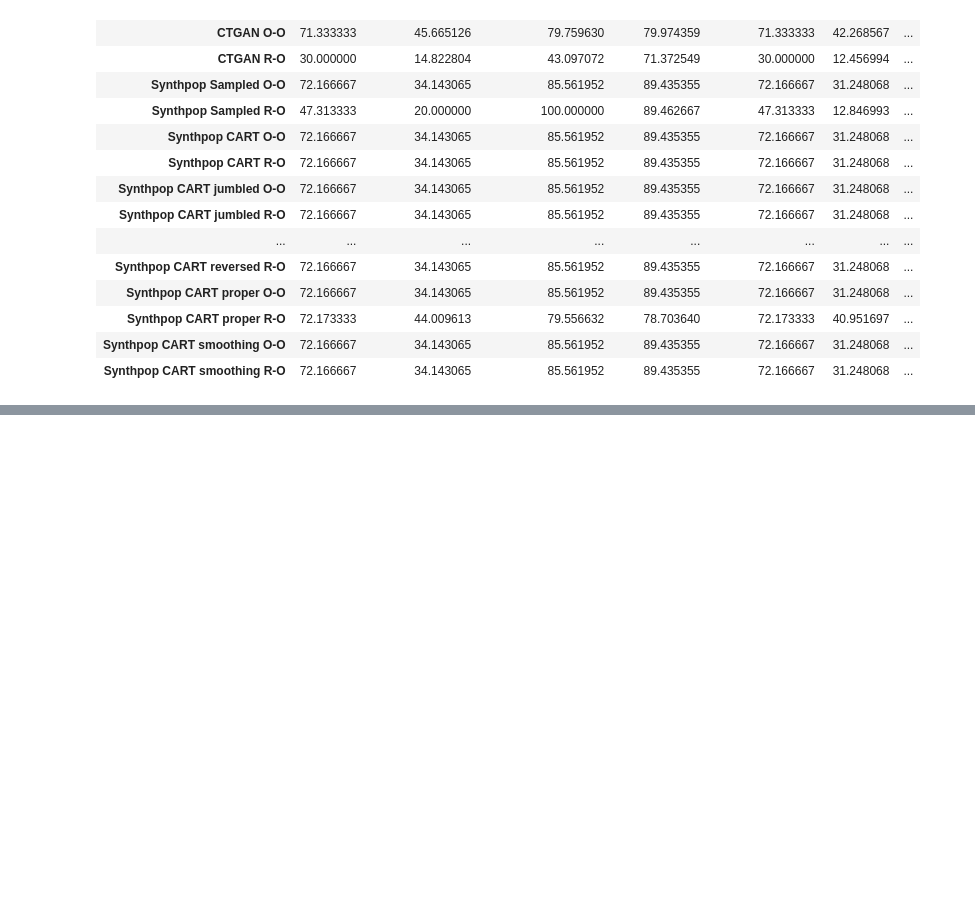
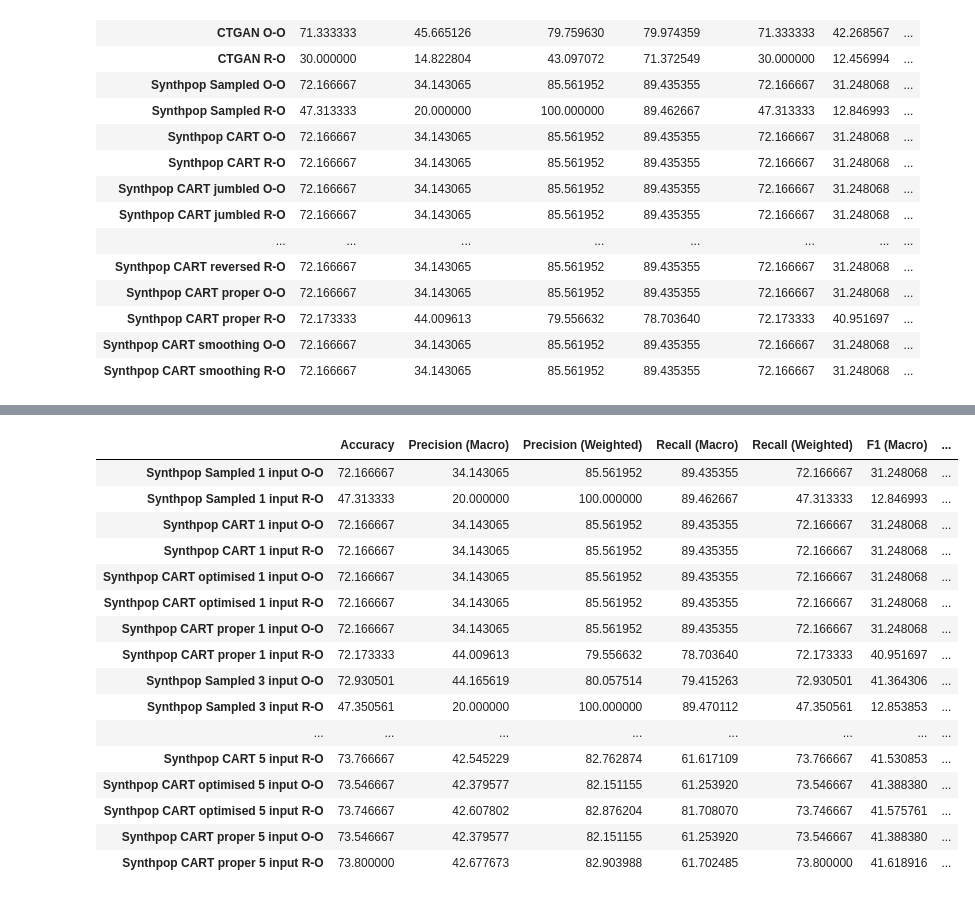
Before and after one commit to alan-turing-institute/QUIPP-pipeline, a Jupyter notebook: notebooks/Synthetic datasets comparison.ipynb, the cells around one changed output, grey strips where cells are left out. Cells and saved outputs as stored; diff of their text form; code cells hidden in the pictures; blank space fills up the shorter version.

Commit message:
extra input columns utility classifier

```diff
--- a/notebooks/Synthetic datasets comparison.ipynb
+++ b/notebooks/Synthetic datasets comparison.ipynb
@@ -229,0 +330,21 @@ pd.DataFrame.from_dict(log_reg_utility).T
+# %%
+synthpop_utility = pd.DataFrame.from_dict(utility).T
+synthpop_utility
+# %% [output]
+|  | Accuracy | Precision (Macro) | Precision (Weighted) | Recall (Macro) | Recall (Weighted) | F1 (Macro) | ... |
+| Synthpop Sampled 1 input O-O | 72.166667 | 34.143065 | 85.561952 | 89.435355 | 72.166667 | 31.248068 | ... |
+| Synthpop Sampled 1 input R-O | 47.313333 | 20.000000 | 100.000000 | 89.462667 | 47.313333 | 12.846993 | ... |
+| Synthpop CART 1 input O-O | 72.166667 | 34.143065 | 85.561952 | 89.435355 | 72.166667 | 31.248068 | ... |
+| Synthpop CART 1 input R-O | 72.166667 | 34.143065 | 85.561952 | 89.435355 | 72.166667 | 31.248068 | ... |
+| Synthpop CART optimised 1 input O-O | 72.166667 | 34.143065 | 85.561952 | 89.435355 | 72.166667 | 31.248068 | ... |
+| Synthpop CART optimised 1 input R-O | 72.166667 | 34.143065 | 85.561952 | 89.435355 | 72.166667 | 31.248068 | ... |
+| Synthpop CART proper 1 input O-O | 72.166667 | 34.143065 | 85.561952 | 89.435355 | 72.166667 | 31.248068 | ... |
+| Synthpop CART proper 1 input R-O | 72.173333 | 44.009613 | 79.556632 | 78.703640 | 72.173333 | 40.951697 | ... |
+| Synthpop Sampled 3 input O-O | 72.930501 | 44.165619 | 80.057514 | 79.415263 | 72.930501 | 41.364306 | ... |
+| Synthpop Sampled 3 input R-O | 47.350561 | 20.000000 | 100.000000 | 89.470112 | 47.350561 | 12.853853 | ... |
+| ... | ... | ... | ... | ... | ... | ... | ... |
+| Synthpop CART 5 input R-O | 73.766667 | 42.545229 | 82.762874 | 61.617109 | 73.766667 | 41.530853 | ... |
+| Synthpop CART optimised 5 input O-O | 73.546667 | 42.379577 | 82.151155 | 61.253920 | 73.546667 | 41.388380 | ... |
+| Synthpop CART optimised 5 input R-O | 73.746667 | 42.607802 | 82.876204 | 81.708070 | 73.746667 | 41.575761 | ... |
+| Synthpop CART proper 5 input O-O | 73.546667 | 42.379577 | 82.151155 | 61.253920 | 73.546667 | 41.388380 | ... |
+| Synthpop CART proper 5 input R-O | 73.800000 | 42.677673 | 82.903988 | 61.702485 | 73.800000 | 41.618916 | ... |
```
Also changed, not shown: parts of 7 cells of this notebook, 8 other files.
